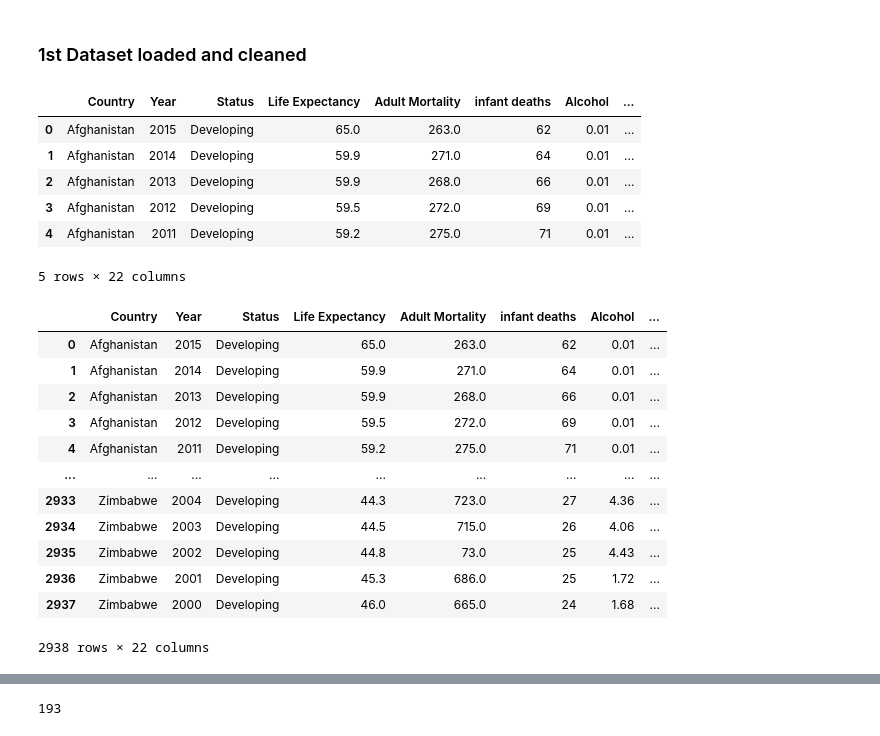
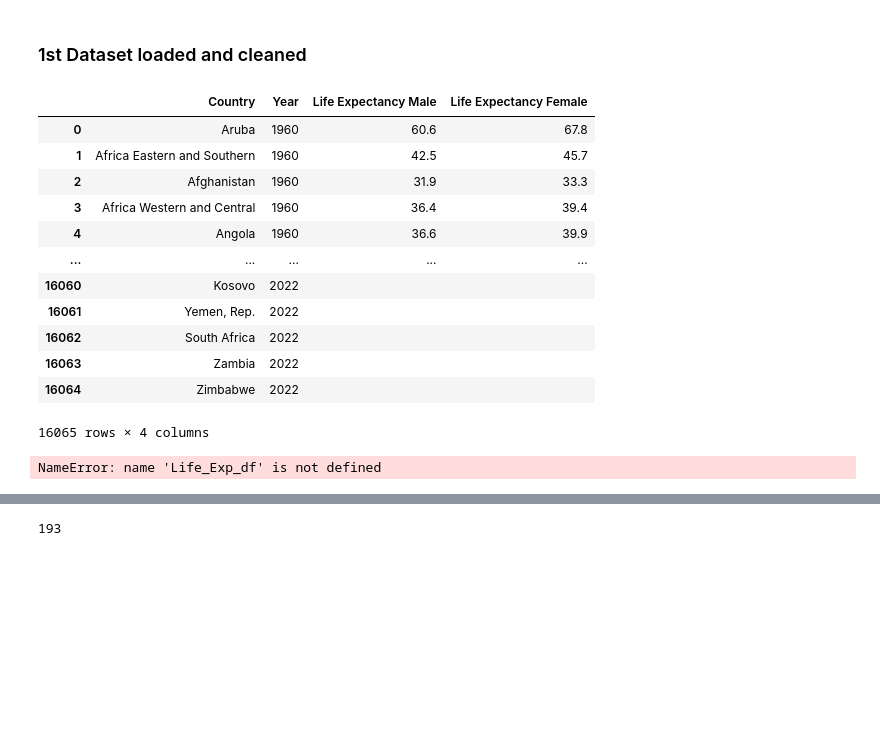
Before and after one commit to JNorthData/Life_Expectancy, a Jupyter notebook: life-expectancy.ipynb, the cells around one changed output, grey strips where cells are left out. Saved outputs shown, nothing was run; the diff lists cells and outputs as text; code cells hidden in the pictures; blank space fills up the shorter version.

```diff
--- a/life-expectancy.ipynb
+++ b/life-expectancy.ipynb
@@ -8,19 +8,38 @@ import requests
 import matplotlib.pyplot as plt
 # %% [markdown]
 ### 1st Dataset loaded and cleaned
-# %%
-Life_Exp_df = pd.read_csv('Resources/Life Expectancy Data - WHO.csv')
-
-# Columns 'Life expectancy' and 'BMI' have spaces in the name
-Life_Exp_df.rename(columns={'Life expectancy ': 'Life Expectancy'}, inplace = True)
-Life_Exp_df.rename(columns={' BMI ': 'BMI'}, inplace = True)
-
-Life_Exp_df.head()
-# %% [output]
-|  | Country | Year | Status | Life Expectancy | Adult Mortality | infant deaths | Alcohol | ... |
-| 0 | Afghanistan | 2015 | Developing | 65.0 | 263.0 | 62 | 0.01 | ... |
-| 1 | Afghanistan | 2014 | Developing | 59.9 | 271.0 | 64 | 0.01 | ... |
-| 2 | Afghanistan | 2013 | Developing | 59.9 | 268.0 | 66 | 0.01 | ... |
-| 3 | Afghanistan | 2012 | Developing | 59.5 | 272.0 | 69 | 0.01 | ... |
-| 4 | Afghanistan | 2011 | Developing | 59.2 | 275.0 | 71 | 0.01 | ... |
-5 rows × 22 columns
+# %%
+Life_Exp_Male_df = pd.read_csv('Resources/WHO Life Expectancy Male.csv')
+Life_Exp_Female_df = pd.read_csv('Resources/WHO Life Expectancy Female.csv')
+
+# Rows with little or no data were removed from CSV file, easier to do in Excel.
+
+# Columns need to be converted to row data
+Life_Exp_Male_df = pd.melt(Life_Exp_Male_df, id_vars = 'Country', var_name = 'Year', value_name = 'Life Expectancy Male')
+Life_Exp_Female_df = pd.melt(Life_Exp_Female_df, id_vars = 'Country', var_name = 'Year', value_name = 'Life Expectancy Female')
+
+# Merge Male / Female Data
+Life_Exp_df = pd.merge(Life_Exp_Male_df, Life_Exp_Female_df, on = ['Country', 'Year'])
+
+# Reduce decimal places to 1
+Life_Exp_df['Life Expectancy Male'] = Life_Exp_df['Life Expectancy Male'].round(1)
+Life_Exp_df['Life Expectancy Female'] = Life_Exp_df['Life Expectancy Female'].round(1)
+
+# Change any NaN values to ""
+Life_Exp_df.fillna('', inplace = True)
+
+Life_Exp_df
+# %% [output]
+|  | Country | Year | Life Expectancy Male | Life Expectancy Female |
+| 0 | Aruba | 1960 | 60.6 | 67.8 |
+| 1 | Africa Eastern and Southern | 1960 | 42.5 | 45.7 |
+| 2 | Afghanistan | 1960 | 31.9 | 33.3 |
+| 3 | Africa Western and Central | 1960 | 36.4 | 39.4 |
+| 4 | Angola | 1960 | 36.6 | 39.9 |
+| ... | ... | ... | ... | ... |
+| 16060 | Kosovo | 2022 |  |  |
+| 16061 | Yemen, Rep. | 2022 |  |  |
+| 16062 | South Africa | 2022 |  |  |
+| 16063 | Zambia | 2022 |  |  |
+| 16064 | Zimbabwe | 2022 |  |  |
+16065 rows × 4 columns
@@ -30,19 +51,7 @@ Life_Exp_df['GDP'] = Life_Exp_df['GDP'].round(2)
 
 Life_Exp_df
 # %% [output]
-|  | Country | Year | Status | Life Expectancy | Adult Mortality | infant deaths | Alcohol | ... |
-| 0 | Afghanistan | 2015 | Developing | 65.0 | 263.0 | 62 | 0.01 | ... |
-| 1 | Afghanistan | 2014 | Developing | 59.9 | 271.0 | 64 | 0.01 | ... |
-| 2 | Afghanistan | 2013 | Developing | 59.9 | 268.0 | 66 | 0.01 | ... |
-| 3 | Afghanistan | 2012 | Developing | 59.5 | 272.0 | 69 | 0.01 | ... |
-| 4 | Afghanistan | 2011 | Developing | 59.2 | 275.0 | 71 | 0.01 | ... |
-| ... | ... | ... | ... | ... | ... | ... | ... | ... |
-| 2933 | Zimbabwe | 2004 | Developing | 44.3 | 723.0 | 27 | 4.36 | ... |
-| 2934 | Zimbabwe | 2003 | Developing | 44.5 | 715.0 | 26 | 4.06 | ... |
-| 2935 | Zimbabwe | 2002 | Developing | 44.8 | 73.0 | 25 | 4.43 | ... |
-| 2936 | Zimbabwe | 2001 | Developing | 45.3 | 686.0 | 25 | 1.72 | ... |
-| 2937 | Zimbabwe | 2000 | Developing | 46.0 | 665.0 | 24 | 1.68 | ... |
-2938 rows × 22 columns
+NameError: name 'Life_Exp_df' is not defined
 # %%
 # Reduce original dataframe to relevant columns only
 Life_Exp_Core_df = Life_Exp_df[['Life Expectancy', 'Year', 'Country', 'GDP', 'Population', 'BMI']]
```
Also changed, not shown: parts of 14 cells of this notebook, 7 other files.
